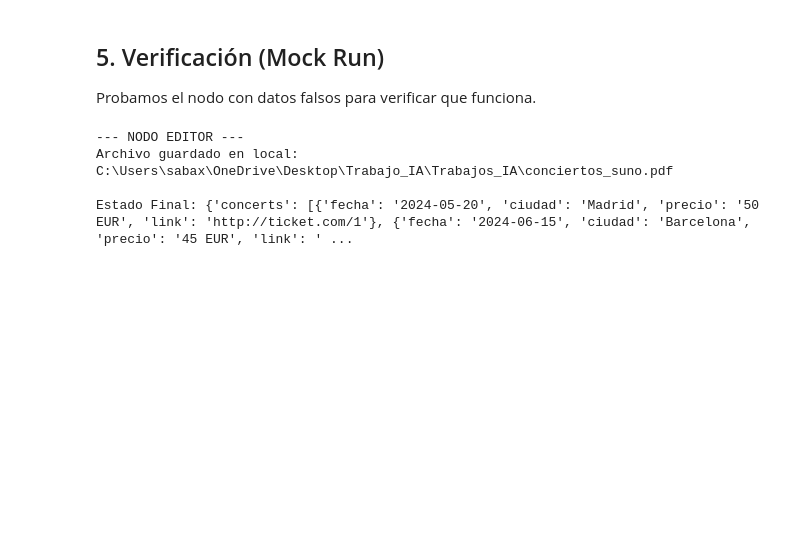
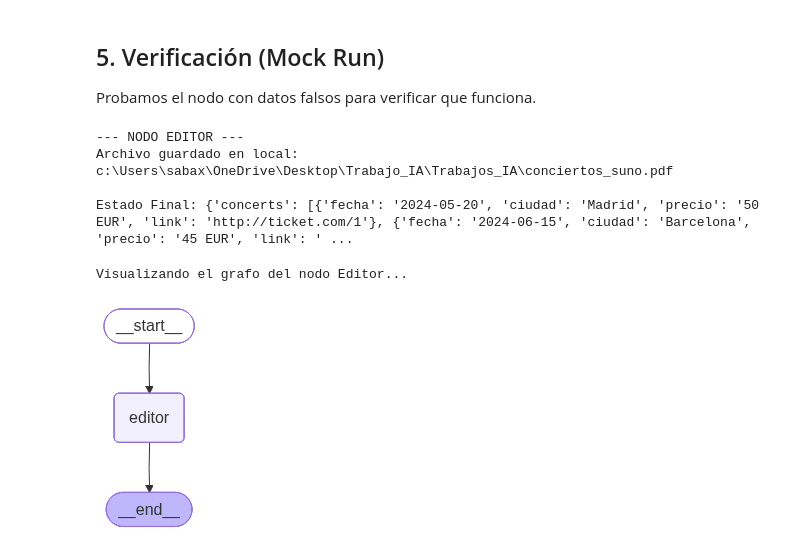
Before and after one commit to altrax18/Trabajos_IA, a Jupyter notebook: editor_node.ipynb, the cells around one changed output. Cells and saved outputs as stored; diff of their text form; code cells hidden in the pictures; blank space fills up the shorter version.

Commit message:
Editor al main

```diff
--- a/editor_node.ipynb
+++ b/editor_node.ipynb
@@ -45,6 +45,7 @@ class State(TypedDict):
     formato_entrega: str            # 'email' o 'local'
     pdf_path: str                   # Ruta donde se guardó el PDF
     user_email: Optional[str]       # Email del usuario (opcional si es local)
+    mp3_path: Optional[str]         # Ruta del archivo MP3 (opcional)
     # Otros campos que puedan existir en el grafo global...
     messages: Annotated[list, add_messages]
 # %% [markdown]
@@ -179,6 +197,7 @@ def editor_node(state: State) -> State:
     suno_url = state.get("suno_audio_url", "")
     formato = state.get("formato_entrega", "local")
     email = state.get("user_email", "")
+    mp3_path = state.get("mp3_path", None)
 
     # 2. Generar PDF
     # Llamamos a la lógica directamente o invocamos la tool si fuera un agente LLM.
@@ -193,7 +212,7 @@ def editor_node(state: State) -> State:
         if email:
             print(f"Enviando correo a {email}...")
             # Mock de envío o envío real
-            result = send_email_tool.invoke({"pdf_path": pdf_file, "receiver_email": email})
+            result = send_email_tool.invoke({"pdf_path": pdf_file, "receiver_email": email, "mp3_path": mp3_path})
             print(f"Resultado envío: {result}")
         else:
             print("Se solicitó email pero no se proporcionó dirección. Guardado local.")
@@ -206,7 +225,6 @@ def editor_node(state: State) -> State:
 ## 5. Verificación (Mock Run)
 Probamos el nodo con datos falsos para verificar que funciona.
 # %%
-# Datos de prueba
 mock_state = {
     "concerts": [
         {"fecha": "2024-05-20", "ciudad": "Madrid", "precio": "50 EUR", "link": "http://ticket.com/1"},
@@ -216,6 +234,7 @@ mock_state = {
     "formato_entrega": "local", # Cambiar a 'email' para probar envío (requiere credenciales .env)
     "pdf_path": "",
     "user_email": "test@example.com",
+    "mp3_path": "", # Ruta opcional al archivo MP3
     "messages": []
 }
 
@@ -225,6 +244,35 @@ final_state = editor_node(mock_state)
 print("\nEstado Final:", final_state)
 # %% [output]
 --- NODO EDITOR ---
-Archivo guardado en local: C:\Users\sabax\OneDrive\Desktop\Trabajo_IA\Trabajos_IA\conciertos_suno.pdf
+Archivo guardado en local: c:\Users\sabax\OneDrive\Desktop\Trabajo_IA\Trabajos_IA\conciertos_suno.pdf
 
 Estado Final: {'concerts': [{'fecha': '2024-05-20', 'ciudad': 'Madrid', 'precio': '50 EUR', 'link': 'http://ticket.com/1'}, {'fecha': '2024-06-15', 'ciudad': 'Barcelona', 'precio': '45 EUR', 'link': ' ...
+# %%
+# Visualización del Grafo (Mock)
+# Construimos un grafo simple para visualizar el nodo Editor conectado a START y END.
+try:
+    from langgraph.graph import StateGraph, START, END
+    from IPython.display import Image, display
+
+    # Construcción del grafo de prueba
+    builder = StateGraph(State)
+    builder.add_node("editor", editor_node)
+    builder.add_edge(START, "editor")
+    builder.add_edge("editor", END)
+
+    # Compilación
+    graph = builder.compile()
+
+    # Visualización
+    print("Visualizando el grafo del nodo Editor...")
+    try:
+        display(Image(graph.get_graph().draw_mermaid_png()))
+    except Exception as e:
+        print(f"Error al generar imagen del grafo (¿tienes graphviz instalado?): {e}")
+        # Intento alternativo texto
+        print(graph.get_graph().draw_ascii())
+except Exception as e:
+    print(f"Error general en la visualización: {e}")
+# %% [output]
+Visualizando el grafo del nodo Editor...
+[figure, added]
```
Also changed, not shown: parts of 1 cell of this notebook, 1 other file.
